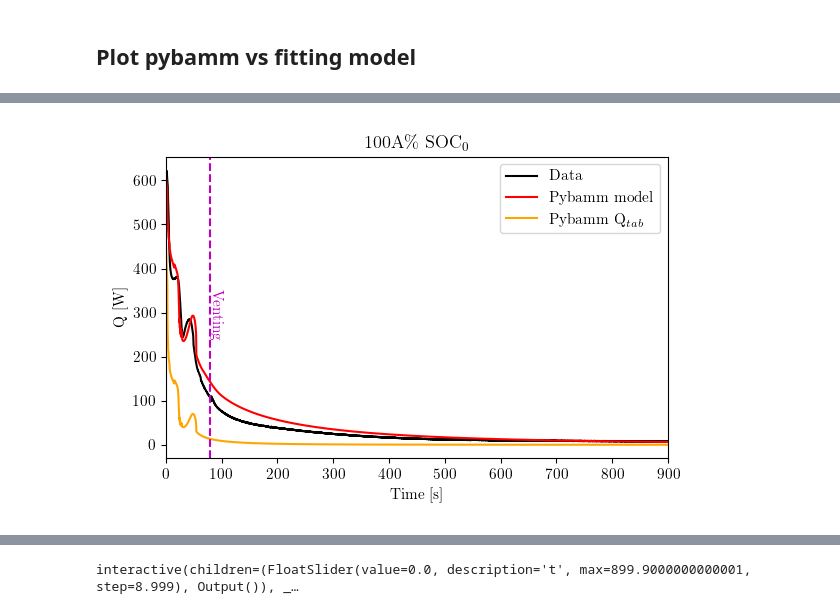
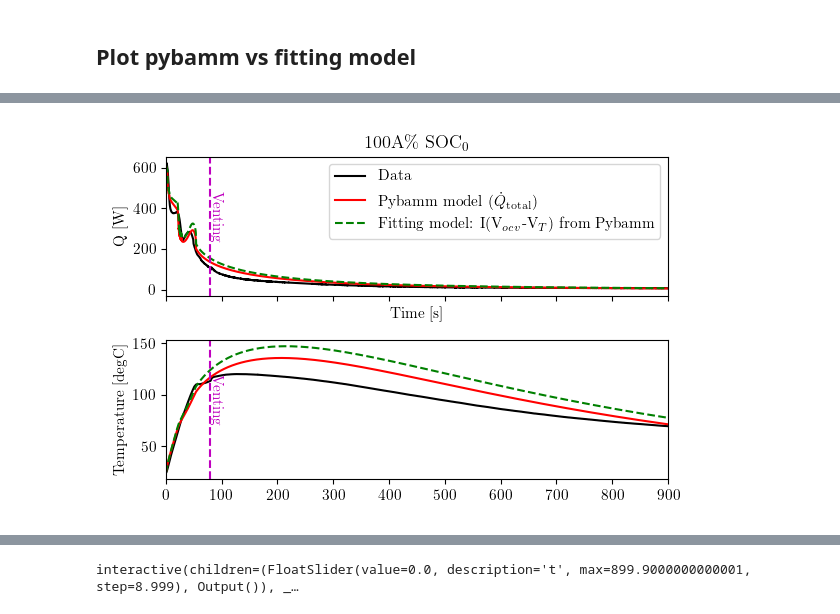
Before and after one commit to viviantran27/PyBaMM, a Jupyter notebook: fast_discharge/SPMe_JES/thermal_model_heat_comparison.ipynb, the cells around one changed output, grey strips where cells are left out. Cells and saved outputs as stored; diff of their text form; code cells hidden in the pictures.

```diff
--- a/fast_discharge/SPMe_JES/thermal_model_heat_comparison.ipynb
+++ b/fast_discharge/SPMe_JES/thermal_model_heat_comparison.ipynb
@@ -43,7 +42,7 @@ class ExternalCircuitResistanceFunction():
         return V/I - (R_ext + R_tab)
 # %%
 Q_nom = 4.6
-t_end = 15*60
+t_end = 13*60
 
 def load_data(SOC_0, SOC_name):
     # load data import ESC data from file
@@ -279,15 +288,15 @@ def ocv(soc):
 # %% [markdown]
 # Run SPMe simulation
 # %%
-Cps = {'100A': 1.20962392, '100B': 1.09465293, '75': 0.96645967, '50': 1.0120845}
-hs = {'100A': 19.99019775+2, '100B': 17.81984063, '75': 19.81810618, '50': 20.00621175}
+Cps = {'100A': 2.4847642158614396, '100B': 2.131841251256563, '75': 1.7615851440073333, '50': 1.8069119898506183}    # 12/31 test   T only, no weights
+hs = {'100A': 34.83874617168782, '100B': 34.211742173359575, '75': 37.17732764082647, '50': 35.31863975361435}
 # Cps = {'100A': 1.27306111, '100B': 1.09465293, '75': 0.96645967, '50': 1.0120845}
 # hs = {'100A':16.6726177, '100B': 17.81984063, '75': 19.81810618, '50': 20.00621175}
 R_tabs = {'100A':  0.0086, '100B':0.0049, '75':0.0078+0.0005, '50':0.007-0.0007}
 R_escs = {'100A':  0.0067, '100B':0.004, '75':0.0067-0.0005, '50':0.0067+0.0007}
 k_A_sei = {'100A':  0.07912785, '100B':0.238155, '75':0.04571944, '50':0.05716926}
 # %%
-SOC_names = ['100A']
+SOC_names = ['100A','100B', '75', '50']
 # SOC_names = ['100B', '75', '50']
 SOC_0s = {'100A': 1, '100B': 1, '75': 0.75, '50': 0.5}
 
@@ -432,6 +532,7 @@ def sim_thermal_fitting(h,Cp, SOC_0, T_amb_0, t, I, dV):
 # Run fitting model with I and V from SPMe
 # %%
 solutions_fitting_model = []
+
 for i, SOC_name in enumerate(SOC_names):
     print(SOC_name)
     T_amb_0 = datas[i].Temp[0]
@@ -444,9 +545,16 @@ for i, SOC_name in enumerate(SOC_names):
     Q = solutions_pybamm_model[i]['Volume-averaged total heating'](t=t)
     V_ocv = solutions_pybamm_model[i]["X-averaged open circuit voltage [V]"].entries
     dV = solutions_pybamm_model[i]["Change in measured open circuit voltage [V]"].entries
-    sim = sim_thermal_fitting(h,Cp, SOC_0, T_amb_0, t, I,(V_ocv-V)+ (-dV))#V_ocv-V
+    Vt = solutions_pybamm_model[i]["Terminal voltage [V]"](t=t)
+    AhT_calculated = integrate.cumtrapz(abs(I), t)/3600
+    AhT_calculated = np.append(AhT_calculated,AhT_calculated[-1])
+    SOC = SOC_0s[SOC_name] - AhT_calculated/Q_nom # load data import ESC data from file
+    # Q_fit = I*(ocv(SOC) - Vt)
+
+    # sim = sim_thermal_fitting(h,Cp, SOC_0, T_amb_0, t, I,(ocv(SOC)-Vt))#V_ocv-V with ocv from data
+    # solutions_fitting_model.append(sim.solution)
+    sim = sim_thermal_fitting(h,Cp, SOC_0, T_amb_0, t, I,V_ocv-V-dV)#V_ocv-V with Up and Un from pybamm
     # sim = sim_thermal_fitting(h,Cp, SOC_0, T_amb_0, t, Q)
-
     solutions_fitting_model.append(sim.solution)
 # %% [output]
 100A
@@ -484,8 +592,8 @@ V_cell = L*L_y*L_z
 # %%
 %matplotlib widget
 # plot
-fig, ax= plt.subplots(1, len(SOC_names), figsize=(6, 4), sharex=True) #, constrained_layout=True
-
+fig, ax= plt.subplots(2, len(SOC_names), figsize=(6, 4), sharex=True) #, constrained_layout=True
+ax = ax.flatten()
 for i, (SOC_name, data, solution_pybamm, solution_fitting) in enumerate(zip(SOC_names, datas, solutions_pybamm_model, solutions_fitting_model)):
 
     dTdt_data = np.diff(data.Temp)/np.diff(data.t)
@@ -507,15 +615,20 @@ for i, (SOC_name, data, solution_pybamm, solution_fitting) in enumerate(zip(SOC_
     rmse_T_fitting = np.sqrt(np.mean(np.square(data.Temp- (T_fitting(data.t)-273.15))))
 
     # plot
-    ax.plot(data.t, data.I*(ocv(data.SOC)-data.V), color = 'k', label = "Data")# (RMSE = " + str(np.round(rmse_T_pybamm, 1)) + '$^\circ$C)')
-    ax.plot(data.t, Q_pybamm(data.t)*Q_scale*V_cell, color = 'r', label = "Pybamm model")# (RMSE = " + str(np.round(rmse_T_pybamm, 1)) + '$^\circ$C)')
-    ax.plot(data.t, Q_tab_pybamm(t= data.t)*Q_scale*V_cell, color = 'orange', label = "Pybamm Q$_{tab}$")# (RMSE = " + str(np.round(rmse_T_pybamm, 1)) + '$^\circ$C)')
-    # ax.plot(data.t, Q_fitting(data.t)*Q_scale*V_cell, '--g', label = "Fitting model: I(V$_{ocv}$-V$_T$) from Pybamm")# (RMSE = " + str(np.round(rmse_T_fitting, 1)) + '$^\circ$C)')
-    ax.set_xlabel("Time [s]")
-    ax.set_ylabel("Q [W]")
-    ax.set_xlim([0,t_end])
-    ax.set_title(SOC_name + "\% SOC$_0$")
-    ax.legend(loc = 'upper right')
+    ax[0].plot(data.t, data.I*(ocv(data.SOC)-data.V), color = 'k', label = "Data")# (RMSE = " + str(np.round(rmse_T_pybamm, 1)) + '$^\circ$C)')
+    ax[0].plot(data.t, Q_pybamm(data.t)*Q_scale*V_cell, color = 'r', label = "Pybamm model ($\dot{Q}_{\mathrm{total}}$)")# (RMSE = " + str(np.round(rmse_T_pybamm, 1)) + '$^\circ$C)')
+    # ax.plot(data.t, Q_tab_pybamm(t= data.t)*Q_scale*V_cell, color = 'orange', label = "Pybamm Q$_{tab}$")# (RMSE = " + str(np.round(rmse_T_pybamm, 1)) + '$^\circ$C)')
+    ax[0].plot(data.t, Q_fitting(data.t)*Q_scale*V_cell, '--g', label = "Fitting model: I(V$_{ocv}$-V$_T$) from Pybamm")# (RMSE = " + str(np.round(rmse_T_fitting, 1)) + '$^\circ$C)')
+    ax[0].set_xlabel("Time [s]")
+    ax[0].set_ylabel("Q [W]")
+    ax[0].set_xlim([0,t_end])
+    ax[0].set_title(SOC_name + "\% SOC$_0$")
+    ax[0].legend(loc = 'upper right')
+
+    ax[1].plot(data.t, data.Temp, color = 'k', label = "Data")# (RMSE = " + str(np.round(rmse_T_pybamm, 1)) + '$^\circ$C)')
+    ax[1].plot(data.t, T_pybamm(data.t)-273.15, color = 'r', label = "Pybamm model")# (RMSE = " + str(np.round(rmse_T_pybamm, 1)) + '$^\circ$C)')
+    ax[1].plot(data.t, T_fitting(data.t)-273.15, '--g', label = "Fitting model: I(V$_{ocv}$-V$_T$) from Pybamm")# (RMSE = " + str(np.round(rmse_T_fitting, 1)) + '$^\circ$C)')
+    ax[1].set_ylabel("Temperature [degC]")
 
 for axs in fig.get_axes():
     if (SOC_0 ==1):
@@ -539,4 +654,4 @@ plt.show()
-[figure, old version]
+[figure, new version]
 # %%
 %matplotlib widget
 # plot
```
Also changed, not shown: parts of 15 cells of this notebook, 13 other files.
